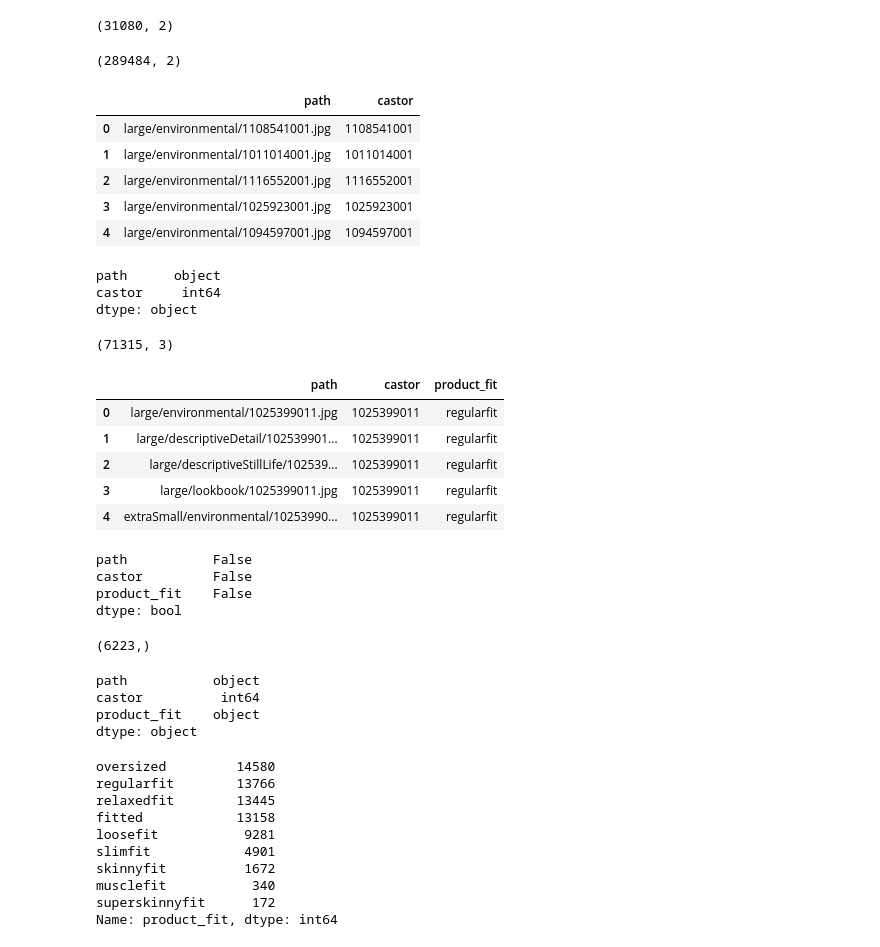
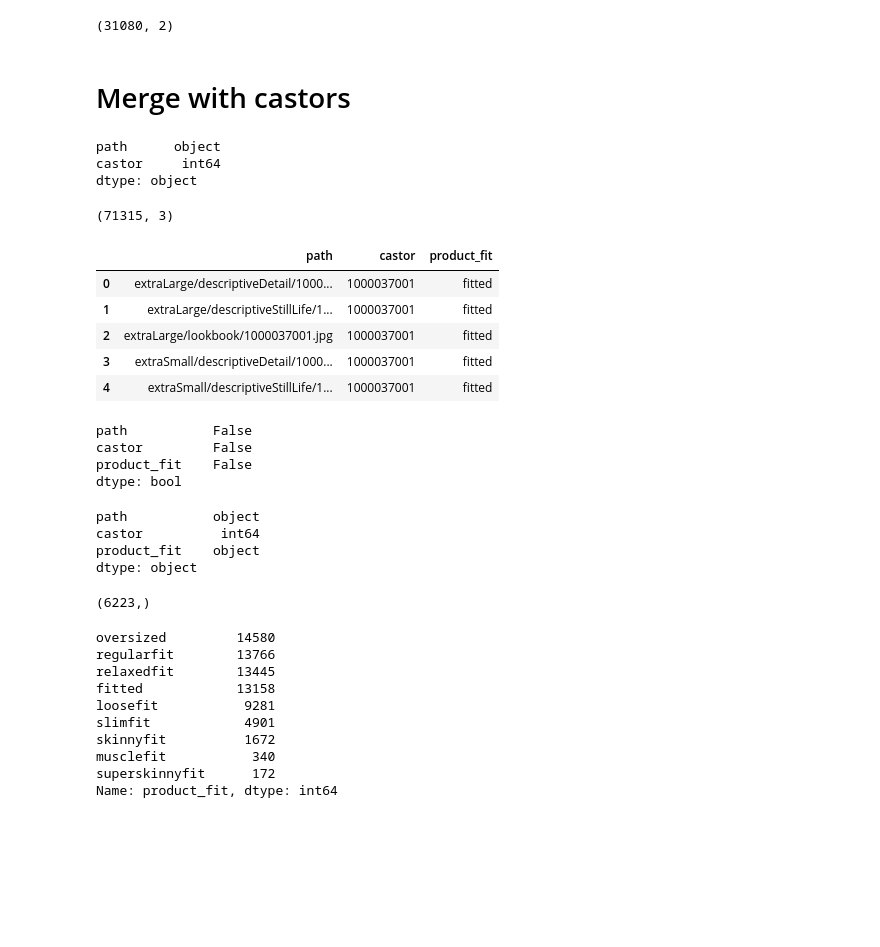
Before and after one commit to karanrampal/distributed-gcp, a Jupyter notebook: notebooks/create_dataset.ipynb, the cells around one changed output. Saved outputs shown, nothing was run; the diff lists cells and outputs as text; code cells hidden in the pictures; blank space fills up the shorter version.

```diff
--- a/notebooks/create_dataset.ipynb
+++ b/notebooks/create_dataset.ipynb
@@ -76,5 +76,6 @@ df.to_csv("castors_path_df.csv", index=False)
 # %%
-padma = pd.read_parquet("product_article_datamart", columns=["product_code", "article_code", "castor"])
+padma = pd.read_parquet("gs://hdl-tables/dma/product_article_datamart",
+                        columns=["product_code", "article_code", "castor"])
 print(padma.shape)
 padma.head()
 # %% [output]
@@ -116,5 +125,6 @@ dtype: object
 # %%
-pim = pd.read_parquet("dim_pim")
+pim = pd.read_parquet("gs://hdl-tables/dim/dim_pim",
+                      columns=["product_code", "article_code", "product_fit"])
 print(pim.shape)
 pim.head()
 # %% [output]
@@ -150,3 +137,0 @@ Name: product_fit, dtype: int64
-# %%
-pim = pim[["product_code", "article_code", "product_fit"]].drop_duplicates()
-pim.shape
@@ -173,0 +185,3 @@ pim.head()
+# %%
+pim = pim.drop_duplicates()
+pim.shape
@@ -223,16 +241,6 @@ data = data.drop(axis=1, labels=["product_code", "article_code"])
 data.shape
 # %% [output]
 (31080, 2)
-# %%
-castors = pd.read_csv("castors.csv")
-print(castors.shape)
-castors.head()
-# %% [output]
-(289484, 2)
-|  | path | castor |
-| 0 | large/environmental/1108541001.jpg | 1108541001 |
-| 1 | large/environmental/1011014001.jpg | 1011014001 |
-| 2 | large/environmental/1116552001.jpg | 1116552001 |
-| 3 | large/environmental/1025923001.jpg | 1025923001 |
-| 4 | large/environmental/1094597001.jpg | 1094597001 |
+# %% [markdown]
+# Merge with castors
 # %%
@@ -242,17 +250,17 @@ path      object
 castor     int64
 dtype: object
 # %%
-out = castors.merge(data, on="castor", how="inner")
+out = df.merge(data, on="castor", how="inner")
 print(out.shape)
 out.head()
 # %% [output]
 (71315, 3)
 |  | path | castor | product_fit |
-| 0 | large/environmental/1025399011.jpg | 1025399011 | regularfit |
-| 1 | large/descriptiveDetail/102539901... | 1025399011 | regularfit |
-| 2 | large/descriptiveStillLife/102539... | 1025399011 | regularfit |
-| 3 | large/lookbook/1025399011.jpg | 1025399011 | regularfit |
-| 4 | extraSmall/environmental/10253990... | 1025399011 | regularfit |
+| 0 | extraLarge/descriptiveDetail/1000... | 1000037001 | fitted |
+| 1 | extraLarge/descriptiveStillLife/1... | 1000037001 | fitted |
+| 2 | extraLarge/lookbook/1000037001.jpg | 1000037001 | fitted |
+| 3 | extraSmall/descriptiveDetail/1000... | 1000037001 | fitted |
+| 4 | extraSmall/descriptiveStillLife/1... | 1000037001 | fitted |
 # %%
 out.isna().any()
 # %% [output]
@@ -260,10 +268,6 @@ path           False
 castor         False
 product_fit    False
 dtype: bool
-# %%
-out.castor.unique().shape
-# %% [output]
-(6223,)
 # %%
 out.dtypes
 # %% [output]
@@ -271,6 +275,10 @@ path           object
 castor          int64
 product_fit    object
 dtype: object
+# %%
+out.castor.unique().shape
+# %% [output]
+(6223,)
 # %%
 out["product_fit"].value_counts()
 # %% [output]
```
Also changed, not shown: parts of 29 cells of this notebook.
